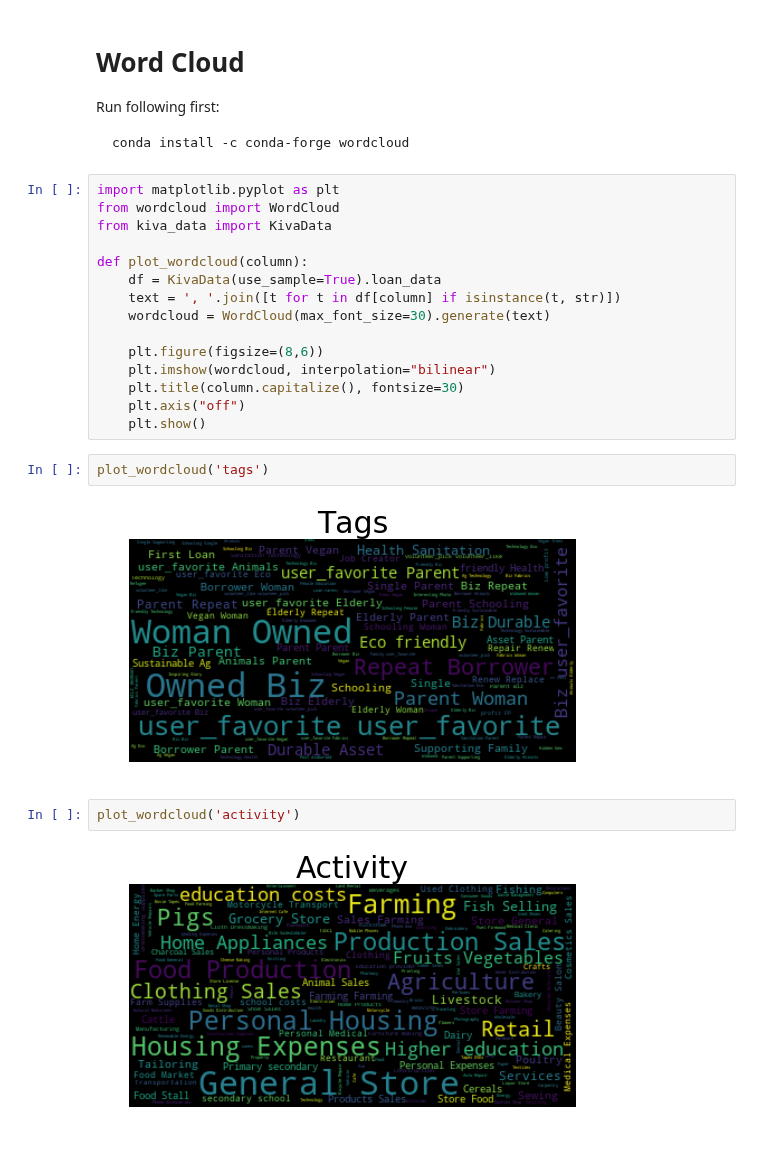
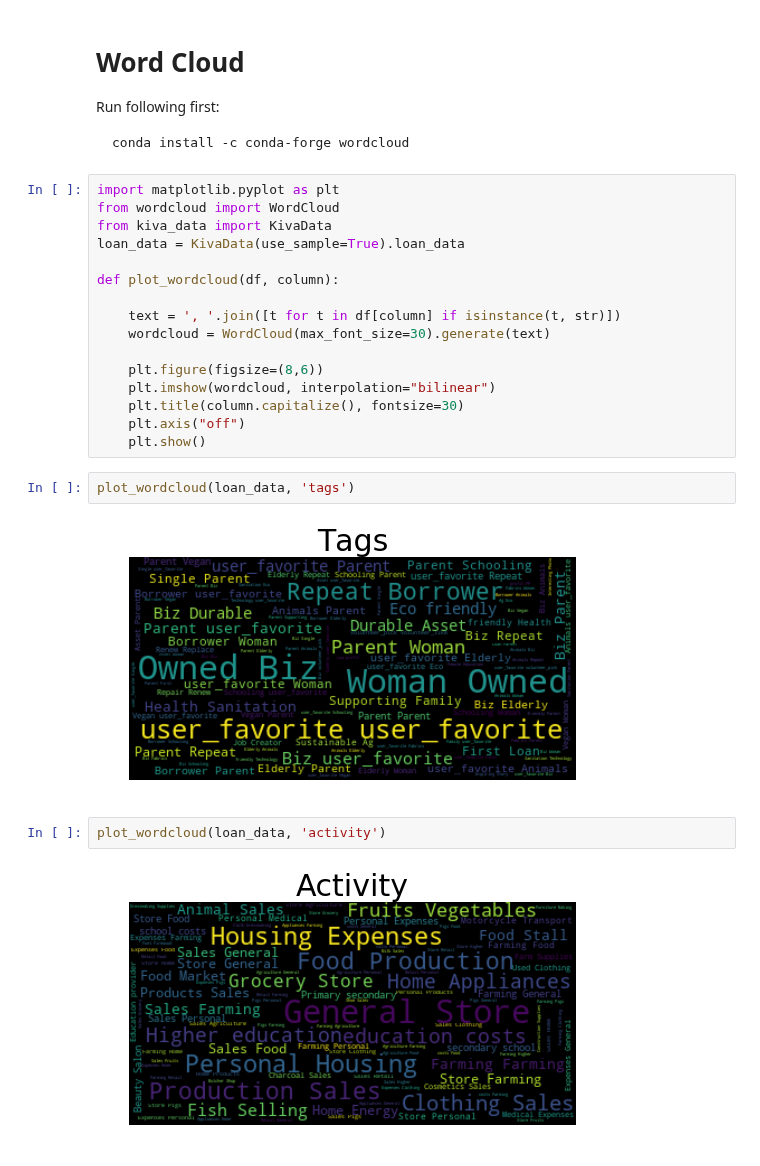
Before and after one commit to feng443/RUDS-Proj1-Kiva-Crowd-Funding-Visualization, a Jupyter notebook: wordcloud.ipynb, the cells around one changed output. Saved outputs shown, nothing was run; the diff lists cells and outputs as text.

Commit message:
Move data outside of funciton. Tested with full data set

```diff
--- a/wordcloud.ipynb
+++ b/wordcloud.ipynb
@@ -10,9 +10,10 @@ conda install -c conda-forge wordcloud
 import matplotlib.pyplot as plt
 from wordcloud import WordCloud
 from kiva_data import KivaData
+loan_data = KivaData(use_sample=True).loan_data
 
-def plot_wordcloud(column):
-    df = KivaData(use_sample=True).loan_data
+def plot_wordcloud(df, column):
+
     text = ', '.join([t for t in df[column] if isinstance(t, str)])
     wordcloud = WordCloud(max_font_size=30).generate(text)
 
@@ -22,11 +23,11 @@ def plot_wordcloud(column):
     plt.axis("off")
     plt.show()
 # %%
-plot_wordcloud('tags')
+plot_wordcloud(loan_data, 'tags')
 # %% [output]
-[figure, old version]
+[figure, new version]
 # %%
-plot_wordcloud('activity')
+plot_wordcloud(loan_data, 'activity')
 # %% [output]
-[figure, old version]
+[figure, new version]
 # %%
```
Also changed, not shown: parts of 1 cell of this notebook.
